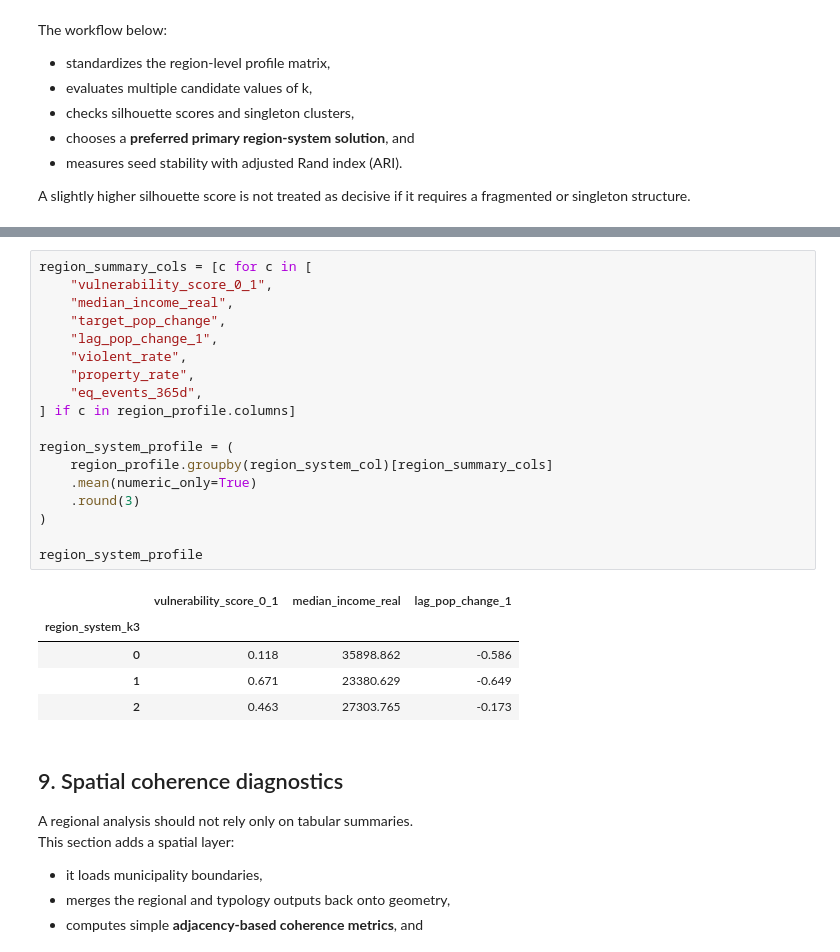
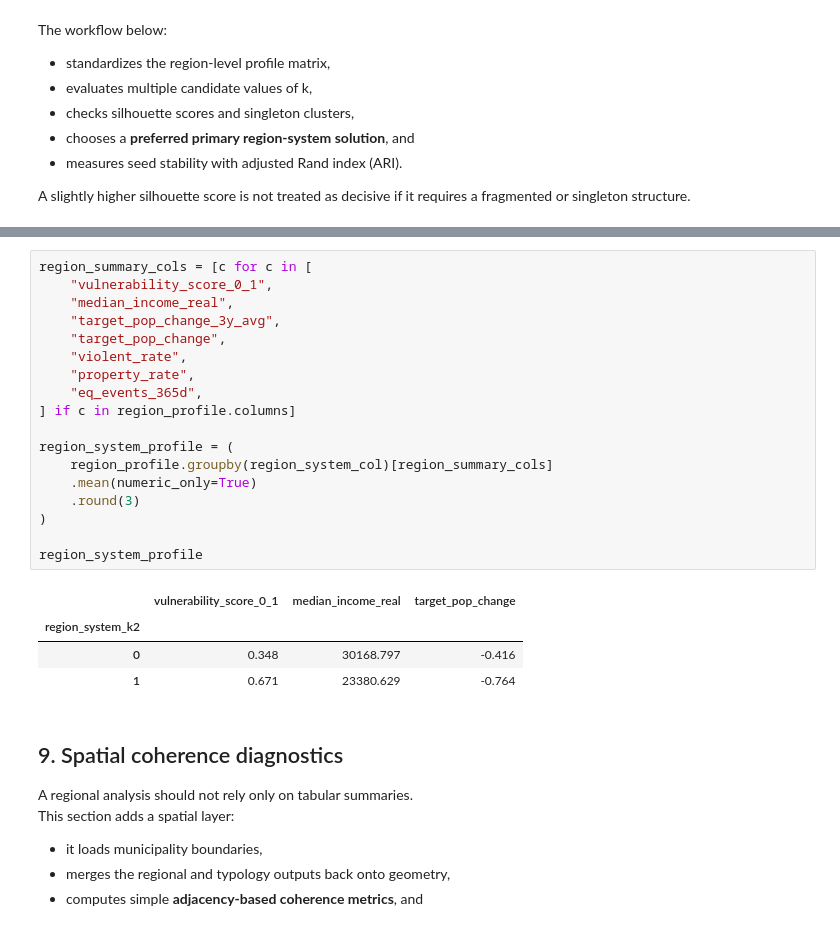
Before and after one commit to Venettov/CAPSTONE_DATA_SCIENCE_RIVERARUIZ, a Jupyter notebook: analysis/Phase6_Regional_Systems_Spatial_Coherence_and_Cross_Scale_Structure.ipynb, the cells around one changed output, grey strips where cells are left out. Drawn from its saved outputs; the diff is of its cells as text.

```diff
--- a/analysis/Phase6_Regional_Systems_Spatial_Coherence_and_Cross_Scale_Structure.ipynb
+++ b/analysis/Phase6_Regional_Systems_Spatial_Coherence_and_Cross_Scale_Structure.ipynb
@@ -549,27 +651,26 @@ region_system_counts
 # %%
 region_summary_cols = [c for c in [
     "vulnerability_score_0_1",
     "median_income_real",
+    "target_pop_change_3y_avg",
     "target_pop_change",
-    "lag_pop_change_1",
     "violent_rate",
     "property_rate",
     "eq_events_365d",
 ] if c in region_profile.columns]
 
 region_system_profile = (
     region_profile.groupby(region_system_col)[region_summary_cols]
     .mean(numeric_only=True)
     .round(3)
 )
 
 region_system_profile
 # %% [output]
-|  | vulnerability_score_0_1 | median_income_real | lag_pop_change_1 |
-| region_system_k3 |  |  |  |
-| 0 | 0.118 | 35898.862 | -0.586 |
-| 1 | 0.671 | 23380.629 | -0.649 |
-| 2 | 0.463 | 27303.765 | -0.173 |
+|  | vulnerability_score_0_1 | median_income_real | target_pop_change |
+| region_system_k2 |  |  |  |
+| 0 | 0.348 | 30168.797 | -0.416 |
+| 1 | 0.671 | 23380.629 | -0.764 |
 # %% [markdown]
 ## 9. Spatial coherence diagnostics
 
```
Also changed, not shown: parts of 27 cells of this notebook, 11 other files.
